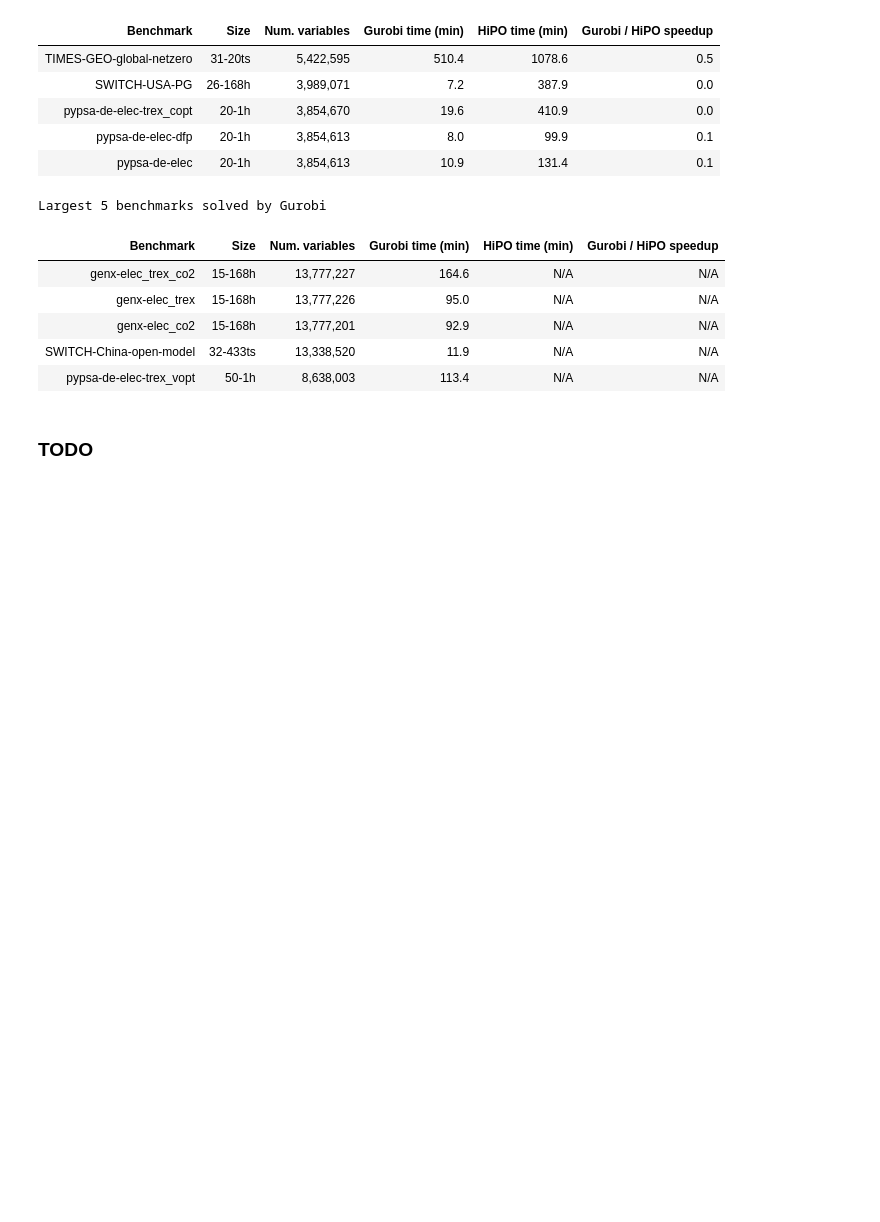
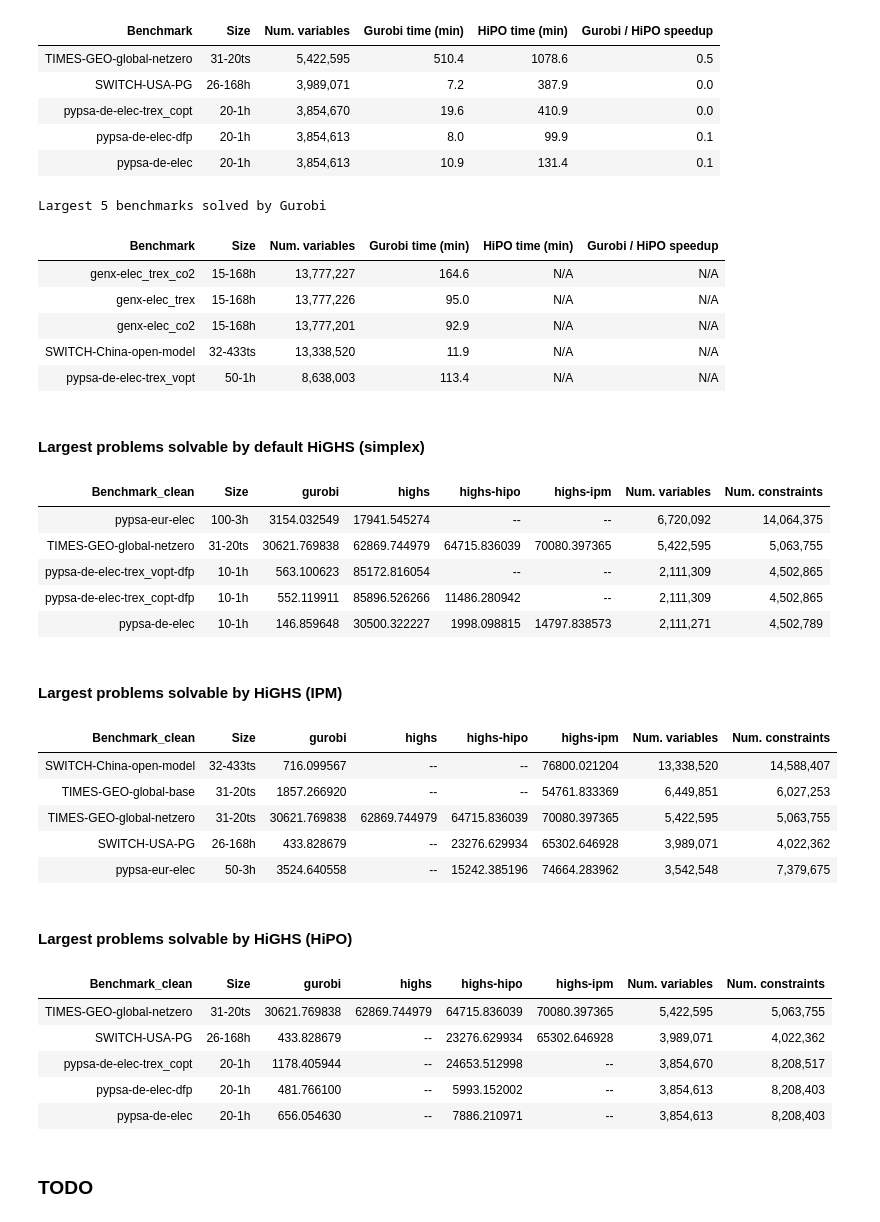
Before and after one commit to open-energy-transition/solver-benchmark, a Jupyter notebook: notebooks/higs-hipo-runs.ipynb, the cells around one changed output. Cells and saved outputs as stored; diff of their text form; code cells hidden in the pictures; blank space fills up the shorter version.

Commit message:
Update hipo results; look into largest problems solvable

```diff
--- a/notebooks/higs-hipo-runs.ipynb
+++ b/notebooks/higs-hipo-runs.ipynb
@@ -1727,6 +1727,55 @@ Largest 5 benchmarks solved by Gurobi
 | genx-elec_co2 | 15-168h | 13,777,201 | 92.9 | N/A | N/A |
 | SWITCH-China-open-model | 32-433ts | 13,338,520 | 11.9 | N/A | N/A |
 | pypsa-de-elec-trex_vopt | 50-1h | 8,638,003 | 113.4 | N/A | N/A |
+# %%
+def _display_runtime_comparison(df):
+    display(
+        df.style.hide(axis="index").format(
+            {"Num. variables": "{:,.0f}", "Num. constraints": "{:,.0f}"}, na_rep="--"
+        )
+    )
+
+
+display(Markdown("#### Largest problems solvable by default HiGHS (simplex)"))
+_display_runtime_comparison(
+    final_with_size.query("`highs`.notnull()")
+    .sort_values("Num. variables", ascending=False)
+    .head(5)
+)
+display(Markdown("#### Largest problems solvable by HiGHS (IPM)"))
+_display_runtime_comparison(
+    final_with_size.query("`highs-ipm`.notnull()")
+    .sort_values("Num. variables", ascending=False)
+    .head(5)
+)
+display(Markdown("#### Largest problems solvable by HiGHS (HiPO)"))
+_display_runtime_comparison(
+    final_with_size.query("`highs-hipo`.notnull()")
+    .sort_values("Num. variables", ascending=False)
+    .head(5)
+)
+# %% [output]
+#### Largest problems solvable by default HiGHS (simplex)
+| Benchmark_clean | Size | gurobi | highs | highs-hipo | highs-ipm | Num. variables | Num. constraints |
+| pypsa-eur-elec | 100-3h | 3154.032549 | 17941.545274 | -- | -- | 6,720,092 | 14,064,375 |
+| TIMES-GEO-global-netzero | 31-20ts | 30621.769838 | 62869.744979 | 64715.836039 | 70080.397365 | 5,422,595 | 5,063,755 |
+| pypsa-de-elec-trex_vopt-dfp | 10-1h | 563.100623 | 85172.816054 | -- | -- | 2,111,309 | 4,502,865 |
+| pypsa-de-elec-trex_copt-dfp | 10-1h | 552.119911 | 85896.526266 | 11486.280942 | -- | 2,111,309 | 4,502,865 |
+| pypsa-de-elec | 10-1h | 146.859648 | 30500.322227 | 1998.098815 | 14797.838573 | 2,111,271 | 4,502,789 |
+#### Largest problems solvable by HiGHS (IPM)
+| Benchmark_clean | Size | gurobi | highs | highs-hipo | highs-ipm | Num. variables | Num. constraints |
+| SWITCH-China-open-model | 32-433ts | 716.099567 | -- | -- | 76800.021204 | 13,338,520 | 14,588,407 |
+| TIMES-GEO-global-base | 31-20ts | 1857.266920 | -- | -- | 54761.833369 | 6,449,851 | 6,027,253 |
+| TIMES-GEO-global-netzero | 31-20ts | 30621.769838 | 62869.744979 | 64715.836039 | 70080.397365 | 5,422,595 | 5,063,755 |
+| SWITCH-USA-PG | 26-168h | 433.828679 | -- | 23276.629934 | 65302.646928 | 3,989,071 | 4,022,362 |
+| pypsa-eur-elec | 50-3h | 3524.640558 | -- | 15242.385196 | 74664.283962 | 3,542,548 | 7,379,675 |
+#### Largest problems solvable by HiGHS (HiPO)
+| Benchmark_clean | Size | gurobi | highs | highs-hipo | highs-ipm | Num. variables | Num. constraints |
+| TIMES-GEO-global-netzero | 31-20ts | 30621.769838 | 62869.744979 | 64715.836039 | 70080.397365 | 5,422,595 | 5,063,755 |
+| SWITCH-USA-PG | 26-168h | 433.828679 | -- | 23276.629934 | 65302.646928 | 3,989,071 | 4,022,362 |
+| pypsa-de-elec-trex_copt | 20-1h | 1178.405944 | -- | 24653.512998 | -- | 3,854,670 | 8,208,517 |
+| pypsa-de-elec-dfp | 20-1h | 481.766100 | -- | 5993.152002 | -- | 3,854,613 | 8,208,403 |
+| pypsa-de-elec | 20-1h | 656.054630 | -- | 7886.210971 | -- | 3,854,613 | 8,208,403 |
 # %% [markdown]
 ### TODO
 # %%
```
Also changed, not shown: parts of 2 cells of this notebook.
